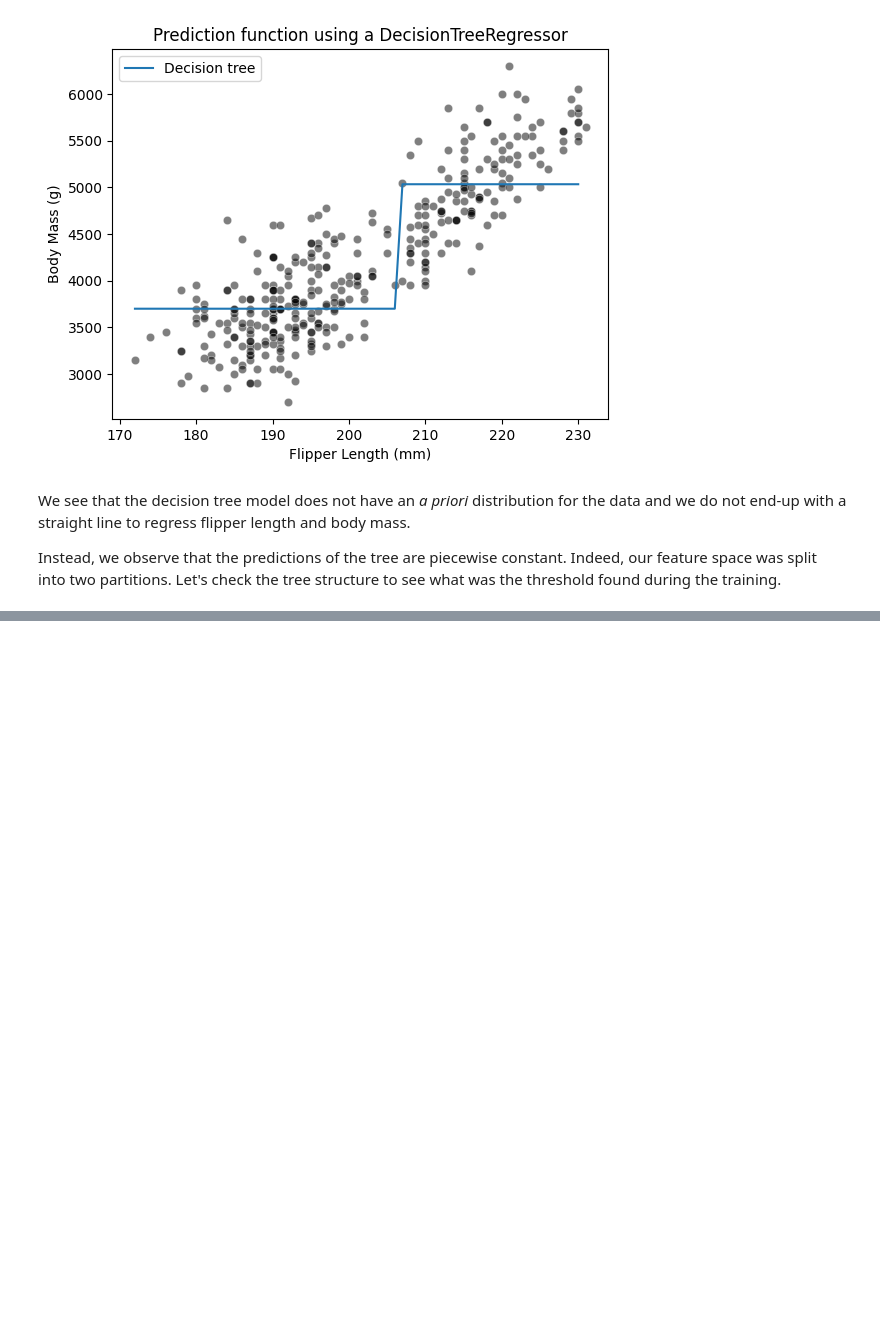
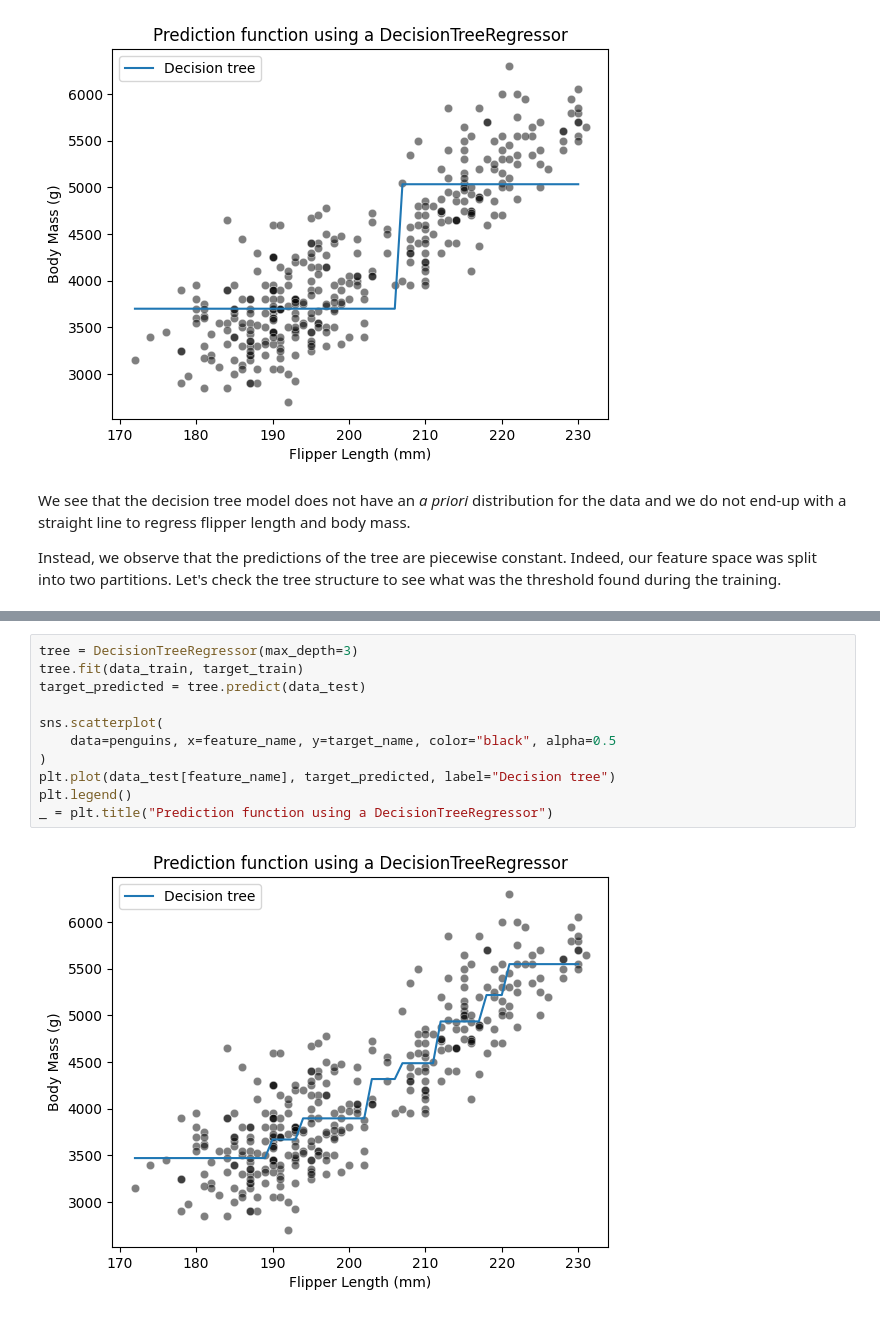
Before and after one commit to DavidGuzzi/inria, a Jupyter notebook: module_5.ipynb, the cells around one changed output, grey strips where cells are left out. Drawn from its saved outputs; the diff is of its cells as text; blank space fills up the shorter version.

```diff
--- a/module_5.ipynb
+++ b/module_5.ipynb
@@ -310,0 +327,13 @@ structure to see what was the threshold found during the training.
+# %%
+tree = DecisionTreeRegressor(max_depth=3)
+tree.fit(data_train, target_train)
+target_predicted = tree.predict(data_test)
+
+sns.scatterplot(
+    data=penguins, x=feature_name, y=target_name, color="black", alpha=0.5
+)
+plt.plot(data_test[feature_name], target_predicted, label="Decision tree")
+plt.legend()
+_ = plt.title("Prediction function using a DecisionTreeRegressor")
+# %% [output]
+[figure, added]
```
Also changed, not shown: parts of 3 cells of this notebook.
